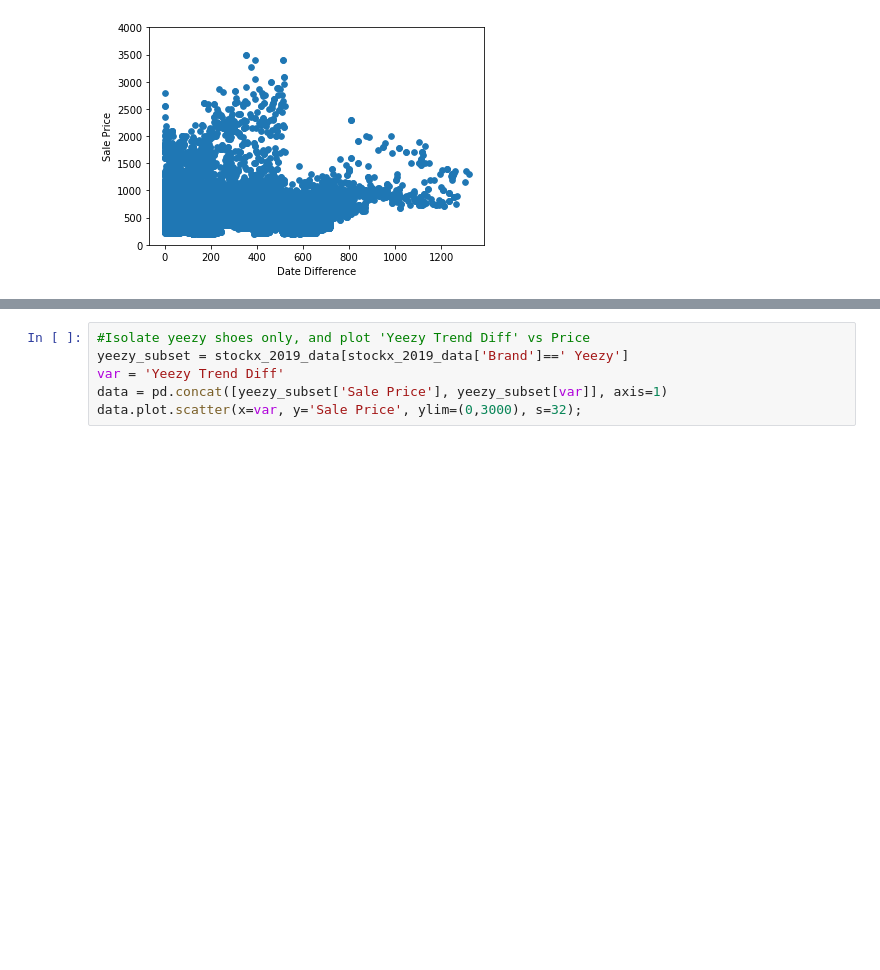
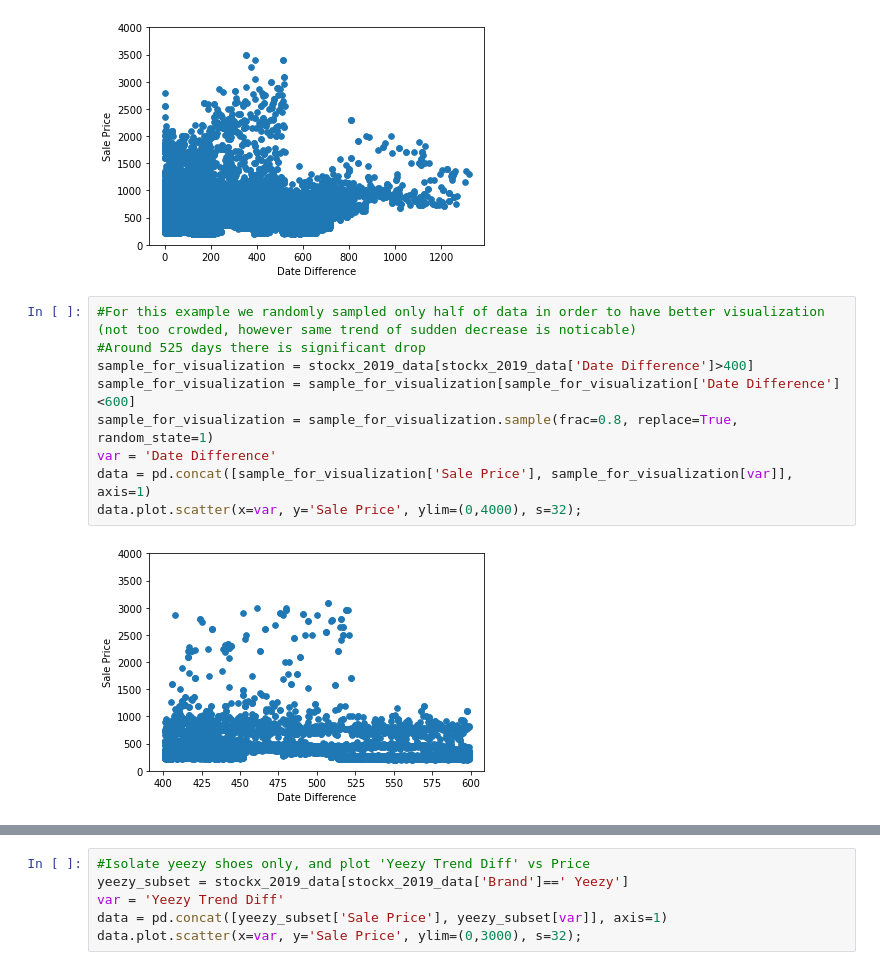
Before and after one commit to njavro/CS591, a Jupyter notebook: Project/CS591 Data Analysis.ipynb, the cells around one changed output, grey strips where cells are left out. Drawn from its saved outputs; the diff is of its cells as text; blank space fills up the shorter version.

```diff
--- a/Project/CS591 Data Analysis.ipynb
+++ b/Project/CS591 Data Analysis.ipynb
@@ -347,3 +345,14 @@ data = pd.concat([sample_for_visualization['Sale Price'], sample_for_visualizati
 data.plot.scatter(x=var, y='Sale Price', ylim=(0,4000), s=32);
 # %% [output]
 [figure]
+# %%
+#For this example we randomly sampled only half of data in order to have better visualization (not too crowded, however same trend of sudden decrease is noticable)
+#Around 525 days there is significant drop
+sample_for_visualization = stockx_2019_data[stockx_2019_data['Date Difference']>400]
+sample_for_visualization = sample_for_visualization[sample_for_visualization['Date Difference']<600]
+sample_for_visualization = sample_for_visualization.sample(frac=0.8, replace=True, random_state=1)
+var = 'Date Difference'
+data = pd.concat([sample_for_visualization['Sale Price'], sample_for_visualization[var]], axis=1)
+data.plot.scatter(x=var, y='Sale Price', ylim=(0,4000), s=32);
+# %% [output]
+[figure, added]
```
Also changed, not shown: parts of 13 cells of this notebook.
